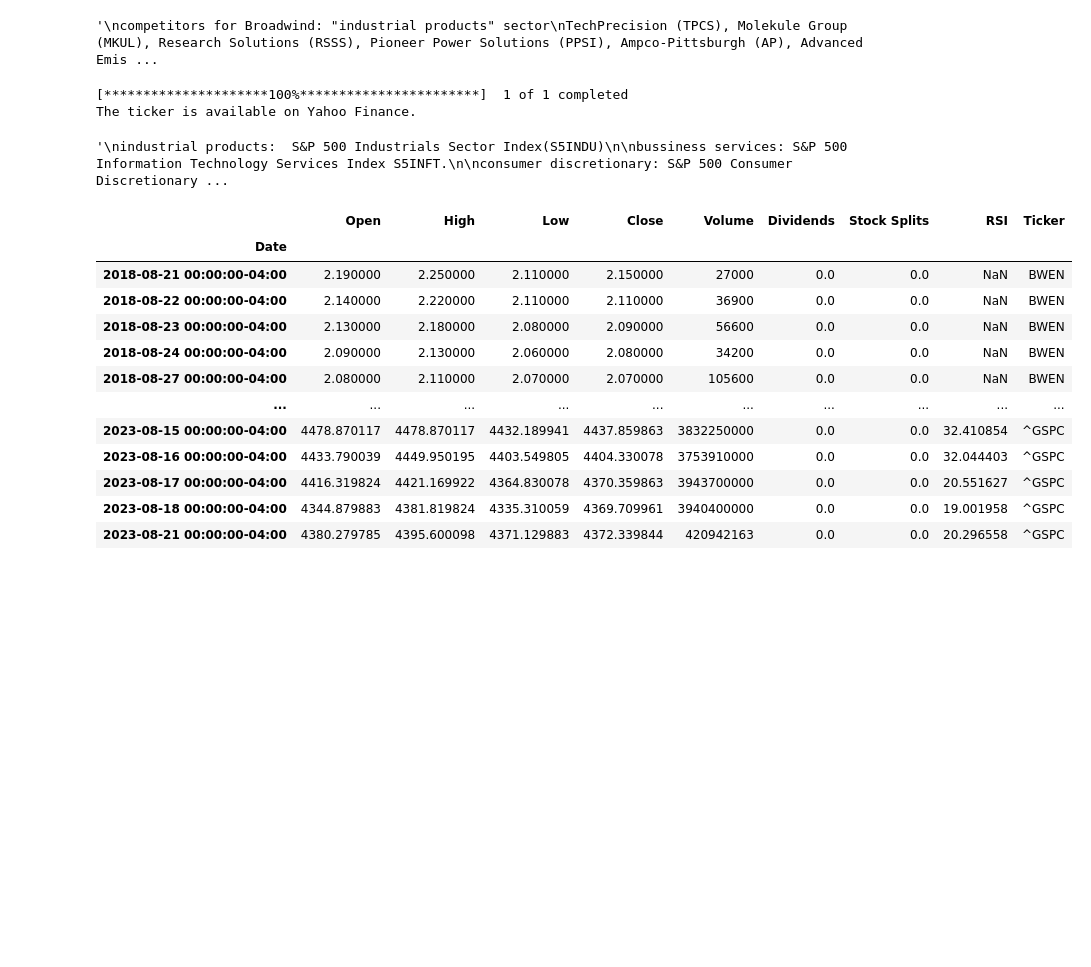
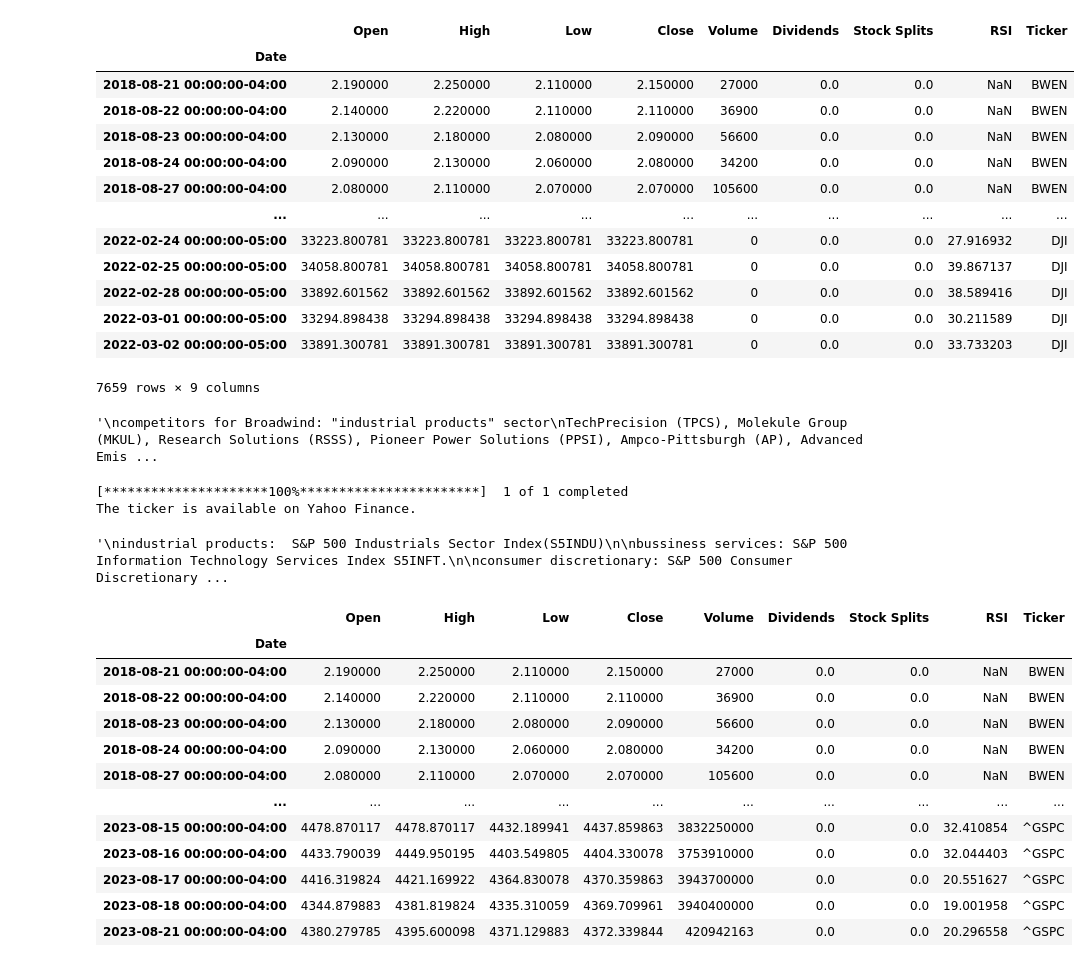
Before and after one commit to DiogoRibeiro7/Medium-Blog, a Jupyter notebook: stocks_under_10/stocks_under_10_example.ipynb, the cells around one changed output. Drawn from its saved outputs; the diff is of its cells as text; code cells hidden in the pictures; blank space fills up the shorter version.

```diff
--- a/stocks_under_10/stocks_under_10_example.ipynb
+++ b/stocks_under_10/stocks_under_10_example.ipynb
@@ -33,3 +32,20 @@ stock data
+# %%
+stock_data
+# %% [output]
+|  | Open | High | Low | Close | Volume | Dividends | Stock Splits | RSI | Ticker |
+| Date |  |  |  |  |  |  |  |  |  |
+| 2018-08-21 00:00:00-04:00 | 2.190000 | 2.250000 | 2.110000 | 2.150000 | 27000 | 0.0 | 0.0 | NaN | BWEN |
+| 2018-08-22 00:00:00-04:00 | 2.140000 | 2.220000 | 2.110000 | 2.110000 | 36900 | 0.0 | 0.0 | NaN | BWEN |
+| 2018-08-23 00:00:00-04:00 | 2.130000 | 2.180000 | 2.080000 | 2.090000 | 56600 | 0.0 | 0.0 | NaN | BWEN |
+| 2018-08-24 00:00:00-04:00 | 2.090000 | 2.130000 | 2.060000 | 2.080000 | 34200 | 0.0 | 0.0 | NaN | BWEN |
+| 2018-08-27 00:00:00-04:00 | 2.080000 | 2.110000 | 2.070000 | 2.070000 | 105600 | 0.0 | 0.0 | NaN | BWEN |
+| ... | ... | ... | ... | ... | ... | ... | ... | ... | ... |
+| 2022-02-24 00:00:00-05:00 | 33223.800781 | 33223.800781 | 33223.800781 | 33223.800781 | 0 | 0.0 | 0.0 | 27.916932 | DJI |
+| 2022-02-25 00:00:00-05:00 | 34058.800781 | 34058.800781 | 34058.800781 | 34058.800781 | 0 | 0.0 | 0.0 | 39.867137 | DJI |
+| 2022-02-28 00:00:00-05:00 | 33892.601562 | 33892.601562 | 33892.601562 | 33892.601562 | 0 | 0.0 | 0.0 | 38.589416 | DJI |
+| 2022-03-01 00:00:00-05:00 | 33294.898438 | 33294.898438 | 33294.898438 | 33294.898438 | 0 | 0.0 | 0.0 | 30.211589 | DJI |
+| 2022-03-02 00:00:00-05:00 | 33891.300781 | 33891.300781 | 33891.300781 | 33891.300781 | 0 | 0.0 | 0.0 | 33.733203 | DJI |
+7659 rows × 9 columns
 # %%
 """
 competitors for Broadwind: "industrial products" sector
```
Also changed, not shown: parts of 5 cells of this notebook.
